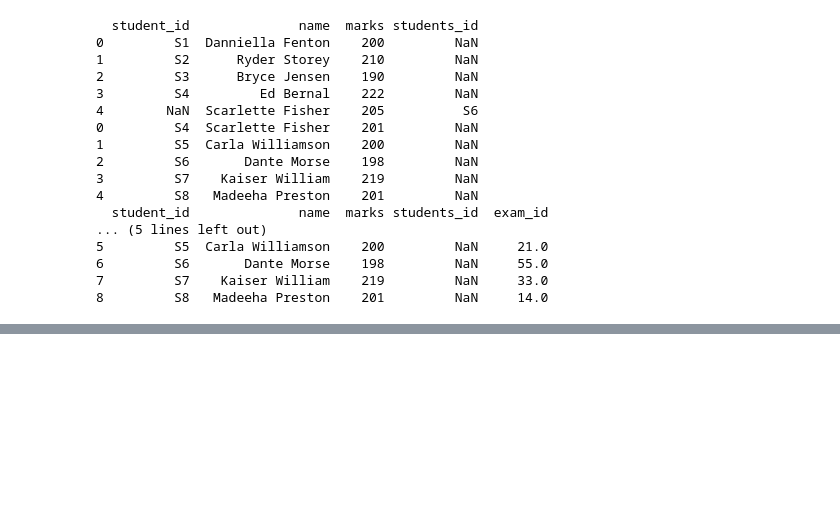
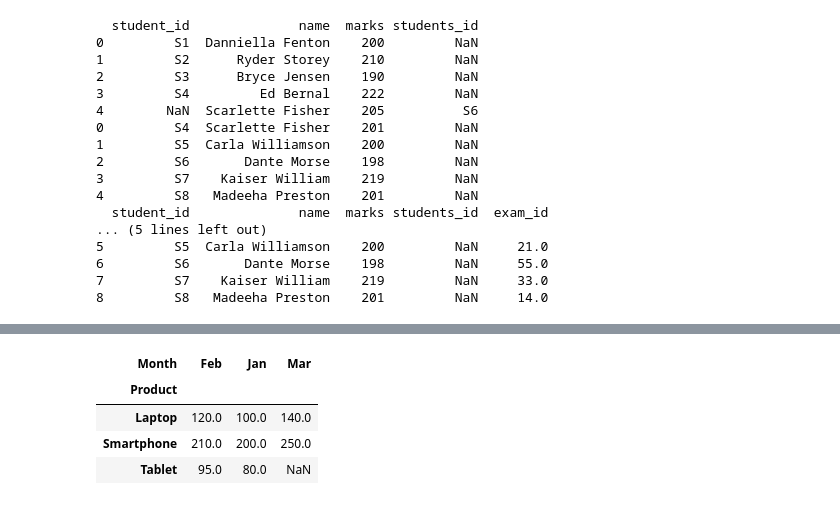
Before and after one commit to Simaniyeva/Data-Science-and-Machine-Learning-Fundamentals-Course, a Jupyter notebook: Pandas_for_Data_Handling.ipynb, the cells around one changed output, grey strips where cells are left out. Saved outputs shown, nothing was run; the diff lists cells and outputs as text; code cells hidden in the pictures; blank space fills up the shorter version.

```diff
--- a/Pandas_for_Data_Handling.ipynb
+++ b/Pandas_for_Data_Handling.ipynb
@@ -561,0 +607,9 @@ print(students.merge(exam_data_df,on="student_id"))
+# %%
+sales_pivot_1=sales_long.pivot(index="Product",columns="Month",values="Sales")
+sales_pivot_1
+# %% [output]
+| Month | Feb | Jan | Mar |
+| Product |  |  |  |
+| Laptop | 120.0 | 100.0 | 140.0 |
+| Smartphone | 210.0 | 200.0 | 250.0 |
+| Tablet | 95.0 | 80.0 | NaN |
```
Also changed, not shown: parts of 7 cells of this notebook.
